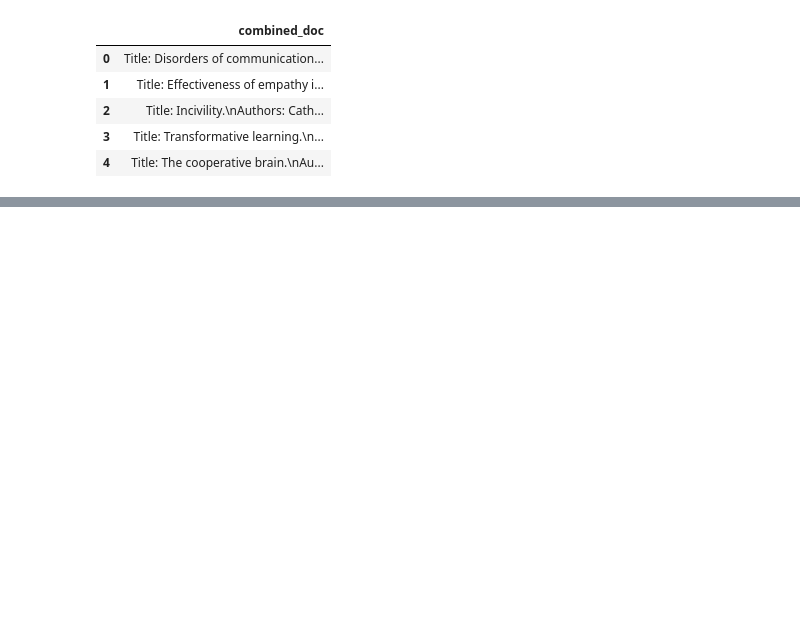
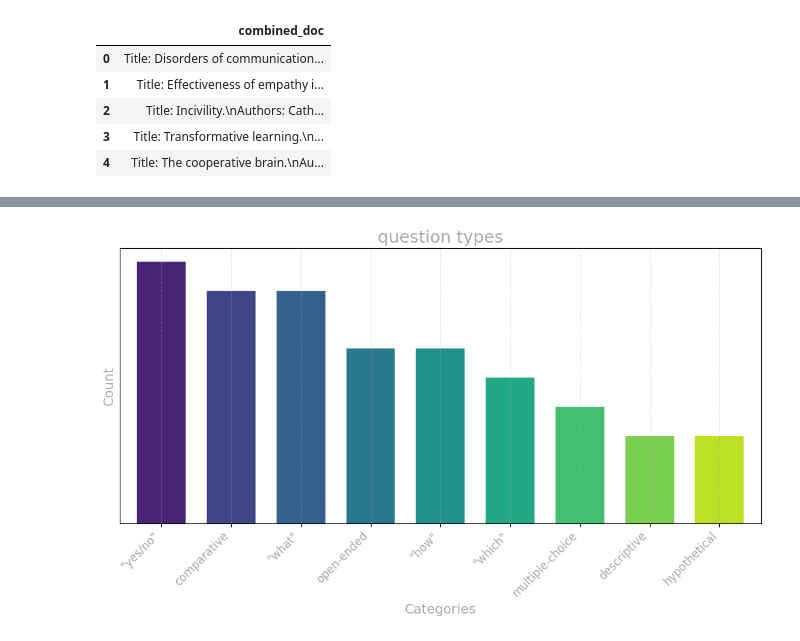
Before and after one commit to KennyLoRI/pubMedNLP, a Jupyter notebook: kedronlp/notebooks/questionScenarios.ipynb, the cells around one changed output, grey strips where cells are left out. Saved outputs shown, nothing was run; the diff lists cells and outputs as text; code cells hidden in the pictures; blank space fills up the shorter version.

```diff
--- a/kedronlp/notebooks/questionScenarios.ipynb
+++ b/kedronlp/notebooks/questionScenarios.ipynb
@@ -101,0 +191,21 @@ rand_abstract_question.to_csv("question_generation_prompts.csv", index=False)
+# %%
+import pandas as pd
+import matplotlib.pyplot as plt
+import seaborn as sns
+
+colors = sns.color_palette("viridis", len(category_counts))
+plt.figure(figsize=(10, 6))  # Set the figure size
+category_counts.plot(kind='bar', color=colors, width=0.7)
+plt.title('question types', fontsize=18, color='darkgray')
+plt.xlabel('Categories', fontsize=14, color='darkgray')
+plt.ylabel('Count', fontsize=14, color='darkgray')
+plt.xticks(rotation=45, ha='right', fontsize=12, color='darkgray')  # Rotate x-axis ticks for better visibility
+plt.yticks([])
+plt.grid(alpha=0.3, linestyle='--')
+
+# Add a cool background color
+plt.savefig('semiAutoQuestionTypes.png', transparent=True)
+# Show the plot
+plt.tight_layout()  # Adjust layout to prevent clipping of labels
+plt.show()
+# %% [output]
@@ -101,0 +213 @@ rand_abstract_question.to_csv("question_generation_prompts.csv", index=False)
+[figure, added]
```
Also changed, not shown: parts of 14 cells of this notebook, 2 other files.
